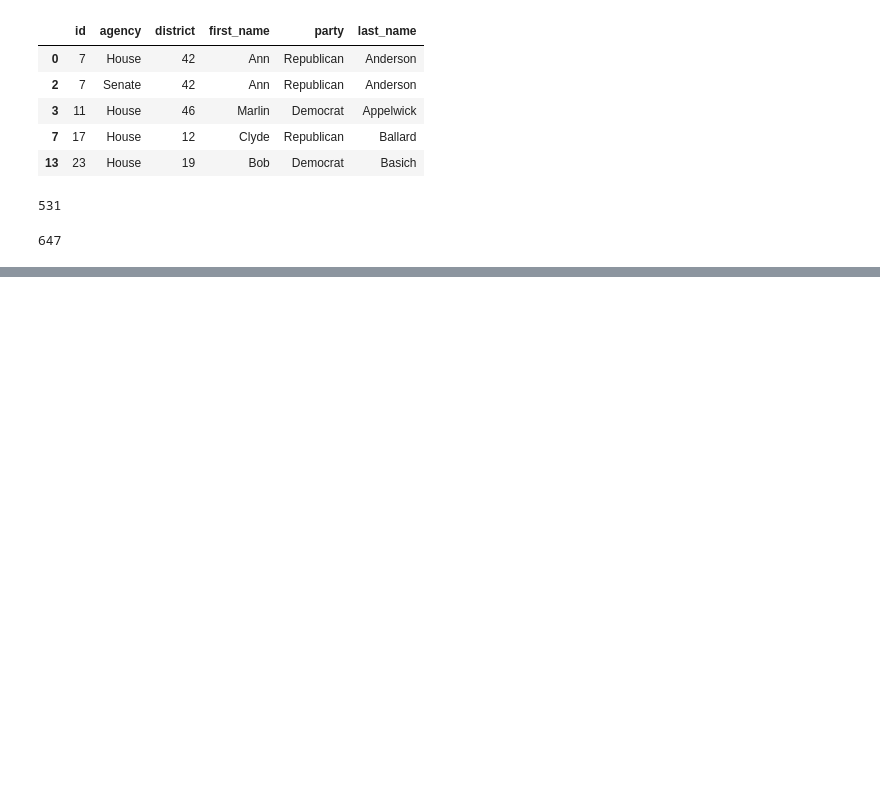
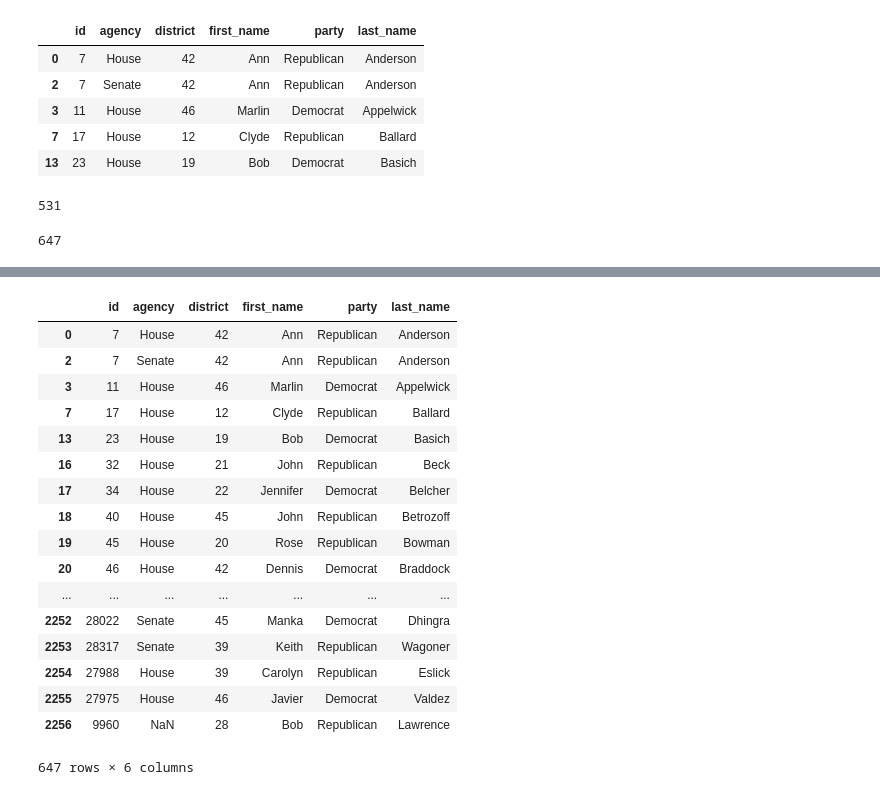
Before and after one commit to ekarboski/washington_state_legislation, a Jupyter notebook: Merging_votes_to_committee_data.ipynb, the cells around one changed output, grey strips where cells are left out. Drawn from its saved outputs; the diff is of its cells as text; code cells hidden in the pictures; blank space fills up the shorter version.

Commit message:
Write a function and a class to create legislator_df

```diff
--- a/Merging_votes_to_committee_data.ipynb
+++ b/Merging_votes_to_committee_data.ipynb
@@ -336,0 +500,4 @@ len(legislators_df)
+# %%
+create = CreateLegislatorDataframe(vote_df, committee_member_df, missing_legislator_info_df)
+# %%
+create.fit()
@@ -336,0 +522,23 @@ len(legislators_df)
+# %%
+leg_test = create.transform()
+# %%
+leg_test
+# %% [output]
+|  | id | agency | district | first_name | party | last_name |
+| 0 | 7 | House | 42 | Ann | Republican | Anderson |
+| 2 | 7 | Senate | 42 | Ann | Republican | Anderson |
+| 3 | 11 | House | 46 | Marlin | Democrat | Appelwick |
+| 7 | 17 | House | 12 | Clyde | Republican | Ballard |
+| 13 | 23 | House | 19 | Bob | Democrat | Basich |
+| 16 | 32 | House | 21 | John | Republican | Beck |
+| 17 | 34 | House | 22 | Jennifer | Democrat | Belcher |
+| 18 | 40 | House | 45 | John | Republican | Betrozoff |
+| 19 | 45 | House | 20 | Rose | Republican | Bowman |
+| 20 | 46 | House | 42 | Dennis | Democrat | Braddock |
+| ... | ... | ... | ... | ... | ... | ... |
+| 2252 | 28022 | Senate | 45 | Manka | Democrat | Dhingra |
+| 2253 | 28317 | Senate | 39 | Keith | Republican | Wagoner |
+| 2254 | 27988 | House | 39 | Carolyn | Republican | Eslick |
+| 2255 | 27975 | House | 46 | Javier | Democrat | Valdez |
+| 2256 | 9960 | NaN | 28 | Bob | Republican | Lawrence |
+647 rows × 6 columns
```
Also changed, not shown: parts of 20 cells of this notebook.
